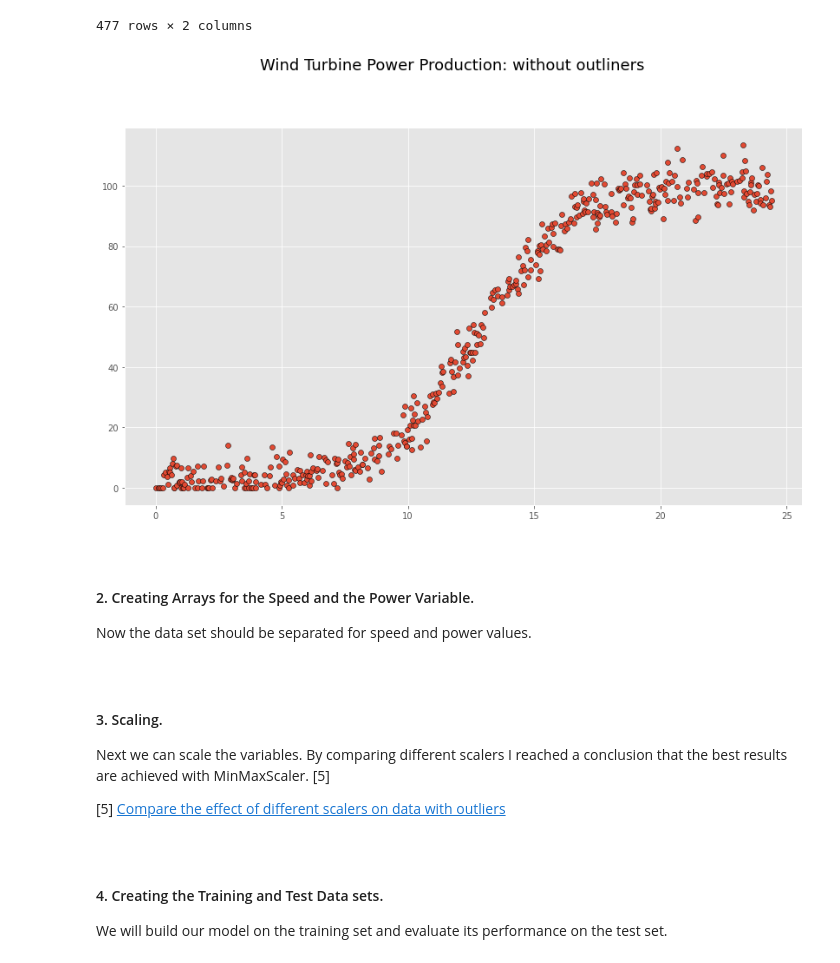
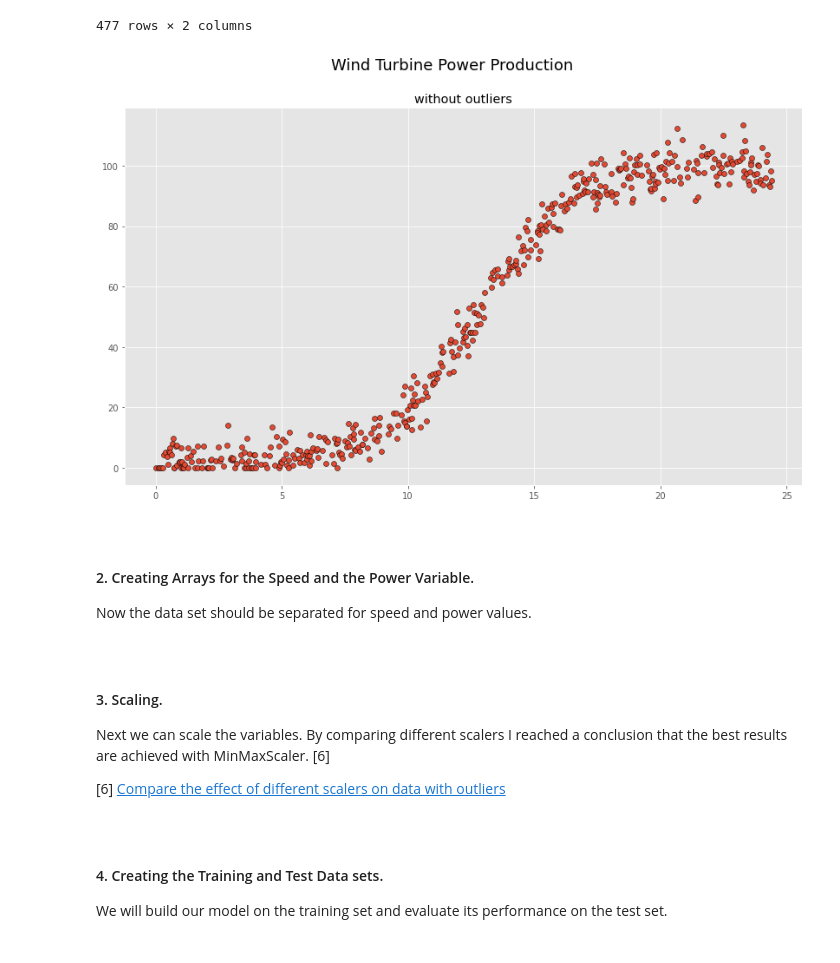
Before and after one commit to olgarozhdestvina/Machine-Learning-and-Statistics-Project, a Jupyter notebook: Power_production_model.ipynb, the cells around one changed output. Cells and saved outputs as stored; diff of their text form; code cells hidden in the pictures.

```diff
--- a/Power_production_model.ipynb
+++ b/Power_production_model.ipynb
@@ -183,15 +183,17 @@ df_new
 # %%
 # Create a figure. axis and title.
 fig,ax = plt.subplots()
-fig.suptitle("Wind Turbine Power Production: without outliners", y=1.02)
+fig.suptitle("Wind Turbine Power Production")
+ax.set_title("without outliers")
 
 # Plot data.
 ax.scatter(df_new.speed, df_new.power,edgecolor="black")
 
+
 # Show the plot.
 plt.show()
 # %% [output]
-[figure, old version]
+[figure, new version]
 # %% [markdown]
 <br>
 
@@ -210,9 +212,9 @@ y = np.array(power).reshape(-1,1)
 <br>
 
 #### 3. Scaling. <a name="scale"></a>
-Next we can scale the variables. By comparing different scalers I reached a conclusion that the best results are achieved with MinMaxScaler. [5]
+Next we can scale the variables. By comparing different scalers I reached a conclusion that the best results are achieved with MinMaxScaler. [6]
 
-[5] [Compare the effect of different scalers on data with outliers](https://scikit-learn.org/stable/auto_examples/preprocessing/plot_all_scaling.html)
+[6] [Compare the effect of different scalers on data with outliers](https://scikit-learn.org/stable/auto_examples/preprocessing/plot_all_scaling.html)
 # %%
 # Create a instance of a scaler.
 scaler = MinMaxScaler()
```
Also changed, not shown: parts of 53 cells of this notebook.
